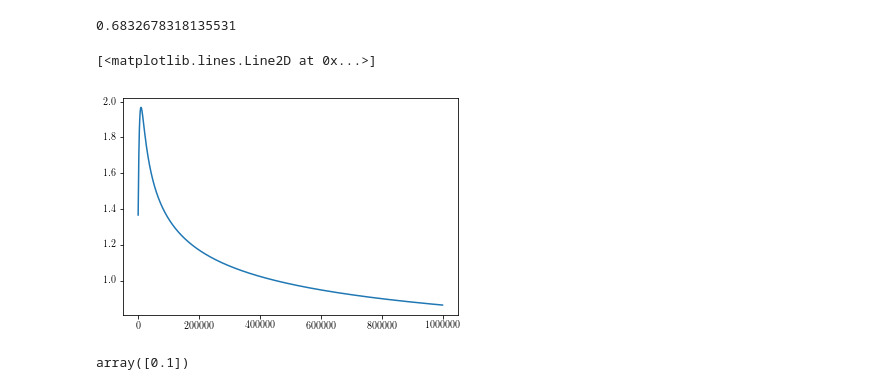
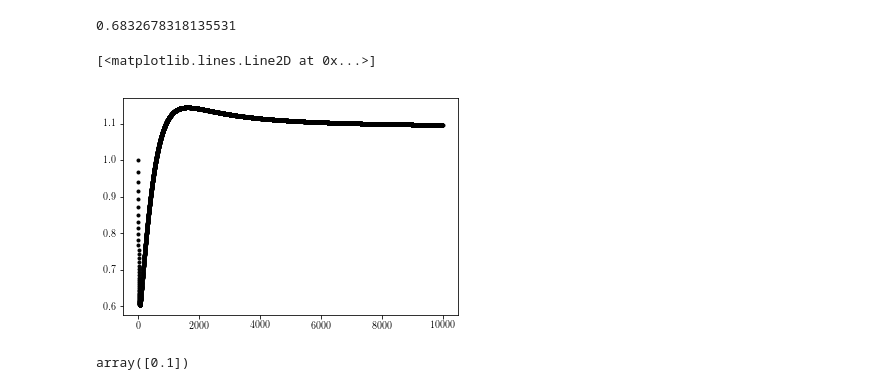
Before and after one commit to ajpetersen25/PLPlumes, a Jupyter notebook: Code/playground.ipynb, the cells around one changed output. Cells and saved outputs as stored; diff of their text form; code cells hidden in the pictures.

```diff
--- a/Code/playground.ipynb
+++ b/Code/playground.ipynb
@@ -272,3 +250,5 @@ ax.set_ylabel('$z/D_0$',labelpad=15,fontsize=18);
 # %%
 C = img.read_frame2d(0)*I_correction
 cf = C - mean_c
+# %%
+W_plume=nma.masked_greater(W_bar,-4.5)
@@ -308,8 +296,8 @@ tau_p = 17e-3 # s
 mu_a = 1.825e-5 # kg m^-1 s^-1
 
 
-steps = 1000000
-length = 80000
+steps = 10000
+length = 8000
 s = np.arange(0,length,length/steps)
 s_size = np.diff(np.arange(1,length,length/steps))[0]
 w_a0 = w_0-(tau_p*g)
@@ -341,7 +329,7 @@ C = np.zeros((steps+1))
 #w = wp[0] + s_size/cal * (B-Fd)/(m_dot*wp[0])
 #interp_diff = abs(w+np.interp(s[0],(Z[1:-1]),(nma.min(W_plume[1:-1,:],axis=1)/cal/deltat/2)))
 #C[0] = cs[np.where(interp_diff==np.min(interp_diff))[0]]
-C=.6
+C=1
 for i,ii in enumerate(s):
     i=i+1
     ii=ii+s_size
@@ -358,6 +346,7 @@ for i,ii in enumerate(s):
     #print wp[i],Qa[i],Ma[i],wa[i],ra[i],'\n'cs[np.where(interp_diff==np.min(interp_diff))[0]]
 # %%
 i=1
+C=10
 Rep = (rho_a*(wp[i-1]-wa[i-1])*dp)/mu_a
 Cd = 24*(1+0.15*Rep**.687)/Rep*C
 Fd = rho_a*(wp[i-1]-wa[i-1])**2/2*Cd/4*np.pi*dp**2*6*beta_0*w_0*r_0**2/dp**3
@@ -387,10 +376,10 @@ wp[0]
 # %% [output]
 0.6832678318135531
 # %%
-plt.plot(wp)
+plt.plot((wp-wa)/(tau_p*g),'k.')
 # %% [output]
 [<matplotlib.lines.Line2D at 0x...>]
-[figure, old version]
+[figure, new version]
 # %%
 C = np.zeros((steps+1))
 cs=np.linspace(.1,100,100000)
```
Also changed, not shown: parts of 41 cells of this notebook.
